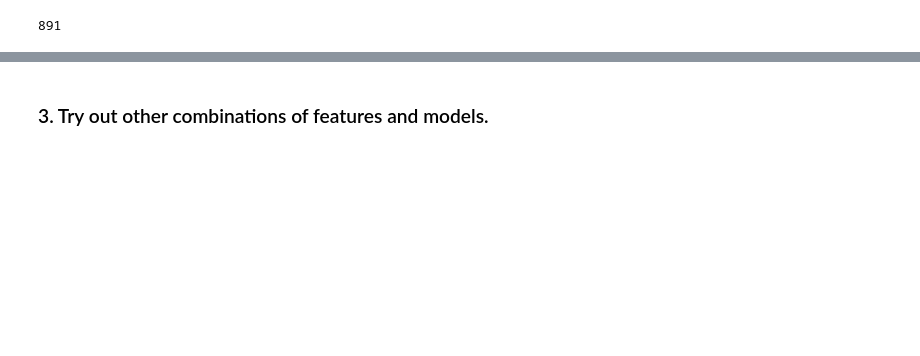
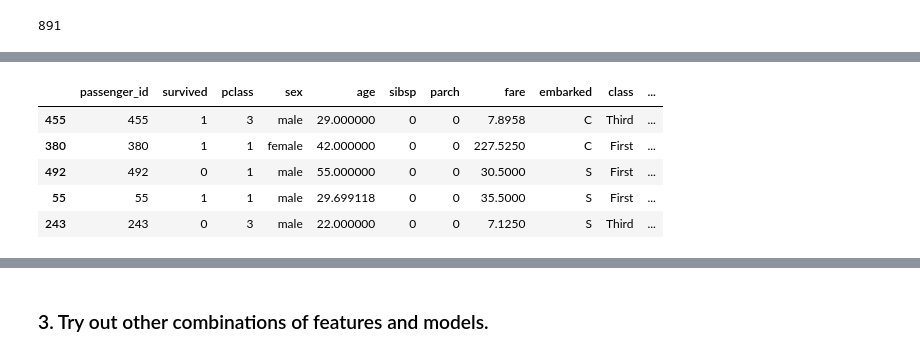
Before and after one commit to patrickamwayi/classification-exercises, a Jupyter notebook: model.ipynb, the cells around one changed output, grey strips where cells are left out. Saved outputs shown, nothing was run; the diff lists cells and outputs as text; code cells hidden in the pictures; blank space fills up the shorter version.

```diff
--- a/model.ipynb
+++ b/model.ipynb
@@ -1675,0 +1726,9 @@ df.shape[0]
+# %%
+titanic_train.head(5)
+# %% [output]
+|  | passenger_id | survived | pclass | sex | age | sibsp | parch | fare | embarked | class | ... |
+| 455 | 455 | 1 | 3 | male | 29.000000 | 0 | 0 | 7.8958 | C | Third | ... |
+| 380 | 380 | 1 | 1 | female | 42.000000 | 0 | 0 | 227.5250 | C | First | ... |
+| 492 | 492 | 0 | 1 | male | 55.000000 | 0 | 0 | 30.5000 | S | First | ... |
+| 55 | 55 | 1 | 1 | male | 29.699118 | 0 | 0 | 35.5000 | S | First | ... |
+| 243 | 243 | 0 | 3 | male | 22.000000 | 0 | 0 | 7.1250 | S | Third | ... |
```
Also changed, not shown: parts of 67 cells of this notebook.
